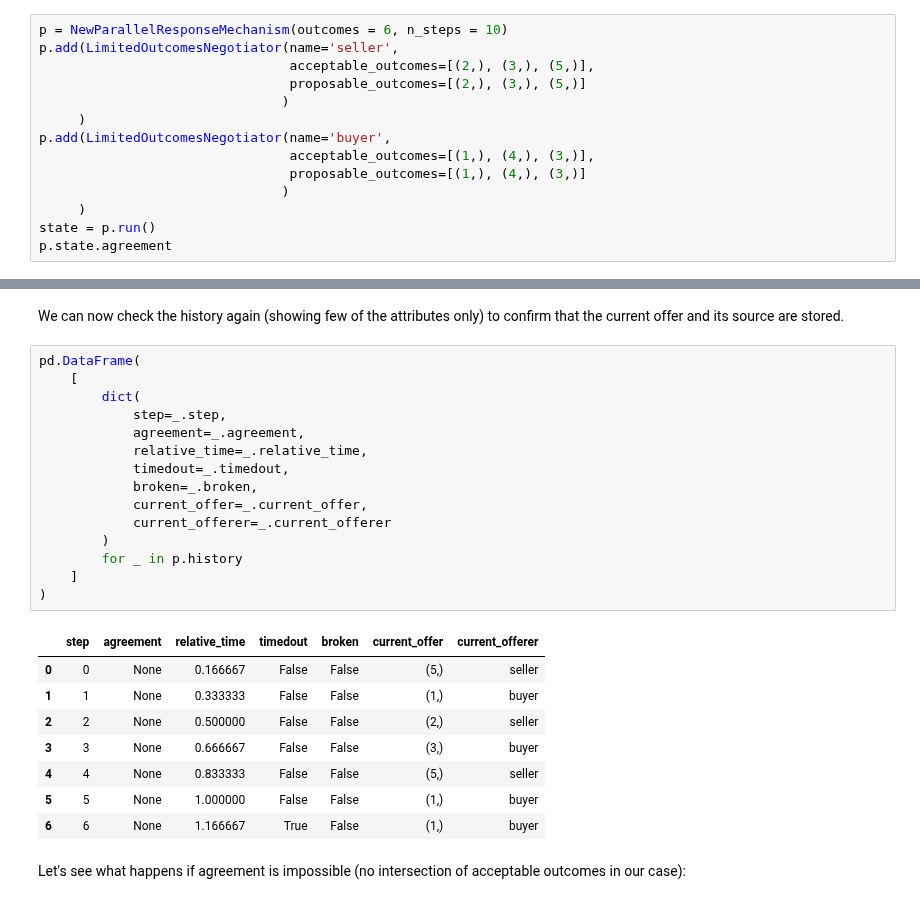
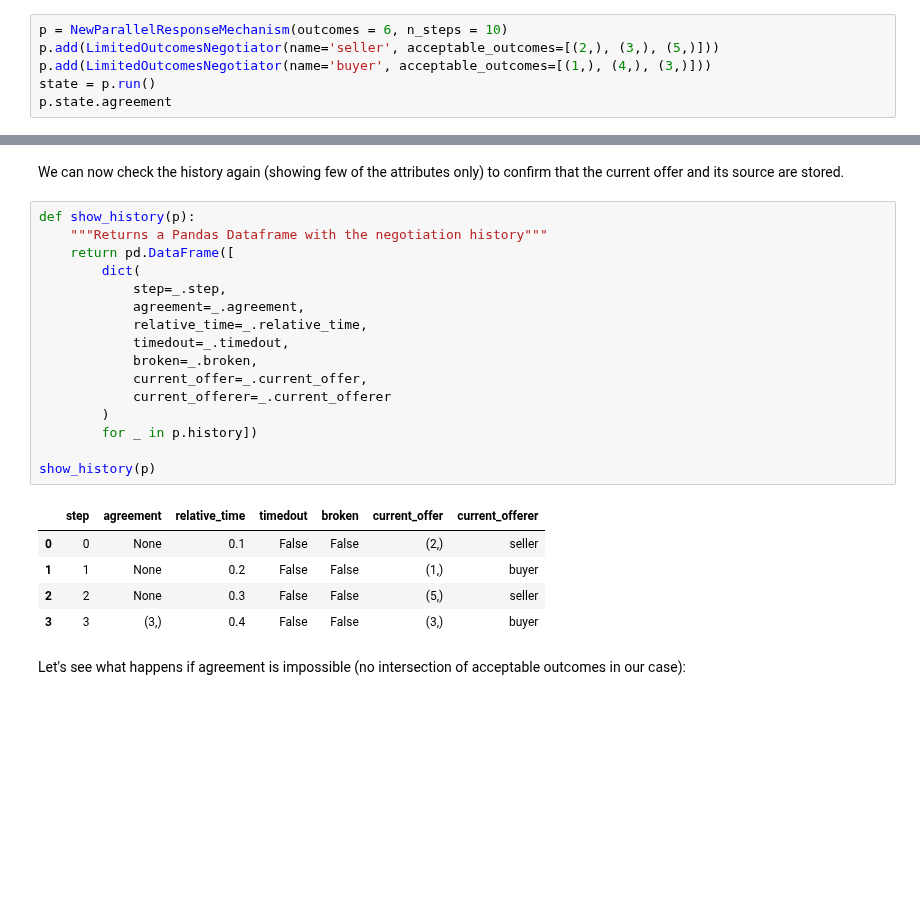
Before and after one commit to yasserfarouk/negmas, a Jupyter notebook: notebooks/overview.ipynb, the cells around one changed output, grey strips where cells are left out. Saved outputs shown, nothing was run; the diff lists cells and outputs as text; blank space fills up the shorter version.

```diff
--- a/notebooks/overview.ipynb
+++ b/notebooks/overview.ipynb
@@ -727,15 +725,7 @@ That is all. We just needed to define our new state type, set the state_factory
 # %%
 p = NewParallelResponseMechanism(outcomes = 6, n_steps = 10)
-p.add(LimitedOutcomesNegotiator(name='seller',
-                                acceptable_outcomes=[(2,), (3,), (5,)],
-                                proposable_outcomes=[(2,), (3,), (5,)]
-                               )
-     )
-p.add(LimitedOutcomesNegotiator(name='buyer',
-                                acceptable_outcomes=[(1,), (4,), (3,)],
-                                proposable_outcomes=[(1,), (4,), (3,)]
-                               )
-     )
+p.add(LimitedOutcomesNegotiator(name='seller', acceptable_outcomes=[(2,), (3,), (5,)]))
+p.add(LimitedOutcomesNegotiator(name='buyer', acceptable_outcomes=[(1,), (4,), (3,)]))
 state = p.run()
 p.state.agreement
 # %% [output]
@@ -743,29 +733,27 @@ p.state.agreement
 # %% [markdown]
 We can now check the history again (showing few of the attributes only) to confirm that the current offer and its source are stored.
 # %%
-pd.DataFrame(
-    [
+def show_history(p):
+    """Returns a Pandas Dataframe with the negotiation history"""
+    return pd.DataFrame([
         dict(
             step=_.step,
             agreement=_.agreement,
             relative_time=_.relative_time,
             timedout=_.timedout,
             broken=_.broken,
             current_offer=_.current_offer,
             current_offerer=_.current_offerer
         )
-        for _ in p.history
-    ]
-)
+        for _ in p.history])
+
+show_history(p)
 # %% [output]
 |  | step | agreement | relative_time | timedout | broken | current_offer | current_offerer |
-| 0 | 0 | None | 0.166667 | False | False | (5,) | seller |
-| 1 | 1 | None | 0.333333 | False | False | (1,) | buyer |
-| 2 | 2 | None | 0.500000 | False | False | (2,) | seller |
-| 3 | 3 | None | 0.666667 | False | False | (3,) | buyer |
-| 4 | 4 | None | 0.833333 | False | False | (5,) | seller |
-| 5 | 5 | None | 1.000000 | False | False | (1,) | buyer |
-| 6 | 6 | None | 1.166667 | True | False | (1,) | buyer |
+| 0 | 0 | None | 0.1 | False | False | (2,) | seller |
+| 1 | 1 | None | 0.2 | False | False | (1,) | buyer |
+| 2 | 2 | None | 0.3 | False | False | (5,) | seller |
+| 3 | 3 | (3,) | 0.4 | False | False | (3,) | buyer |
 # %% [markdown]
 Let's see what happens if agreement is impossible (no intersection of acceptable outcomes in our case):
 # %%
```
Also changed, not shown: parts of 22 cells of this notebook, 2 other files.
